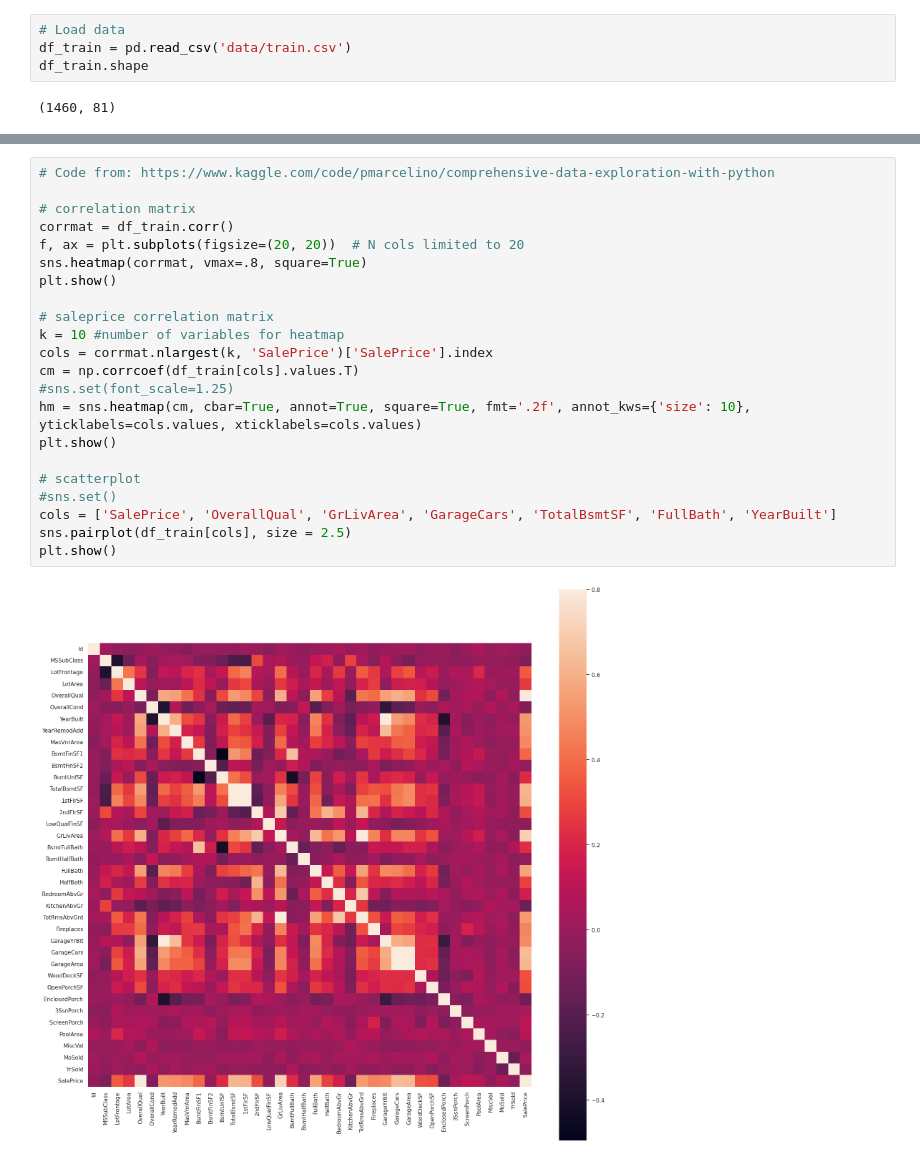
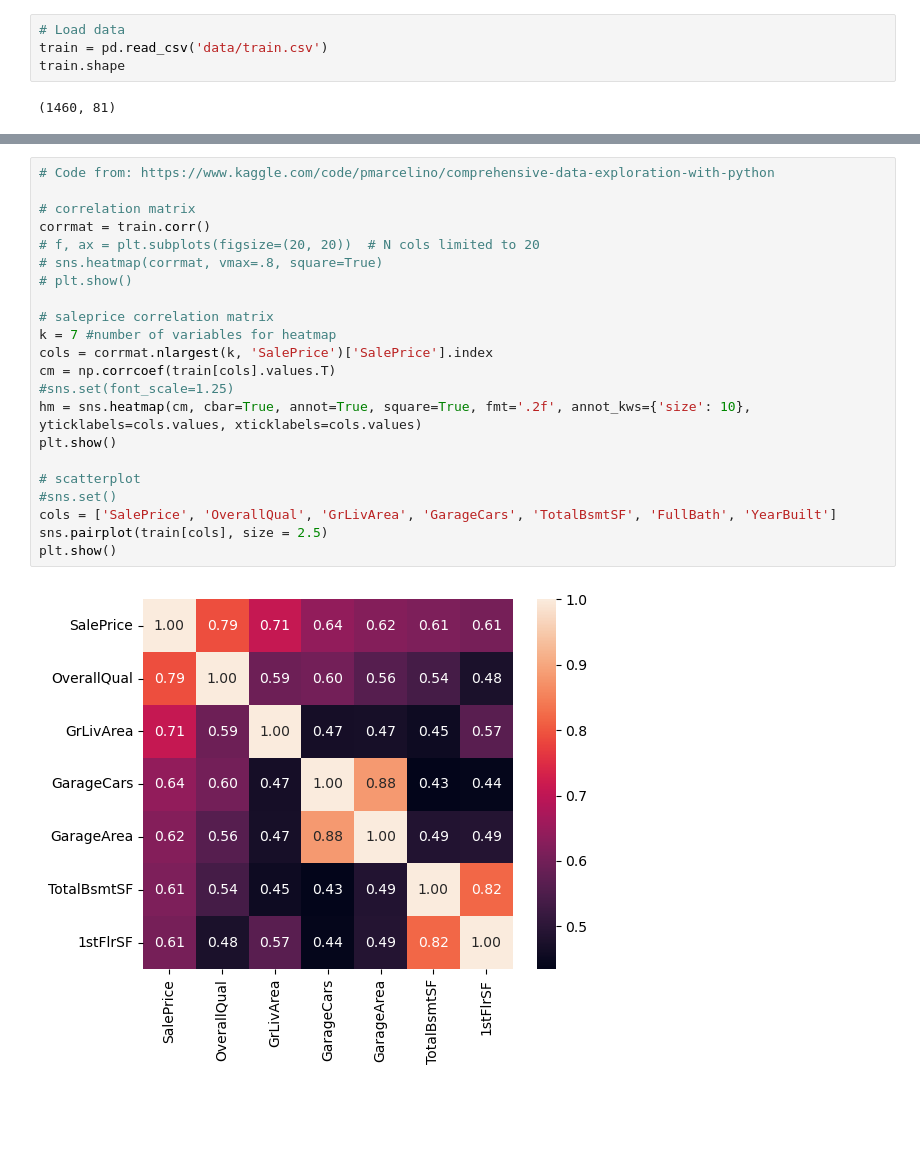
Before and after one commit to yiilih/kaggle-house-pricing-tutorial, a Jupyter notebook: analysis.ipynb, the cells around one changed output, grey strips where cells are left out. Cells and saved outputs as stored; diff of their text form; blank space fills up the shorter version.

```diff
--- a/analysis.ipynb
+++ b/analysis.ipynb
@@ -16,7 +20,7 @@ warnings.filterwarnings('ignore')
 # %%
 # Load data
-df_train = pd.read_csv('data/train.csv')
-df_train.shape
+train = pd.read_csv('data/train.csv')
+train.shape
 # %% [output]
 (1460, 81)
 # %% [markdown]
@@ -42,24 +42,24 @@ axes[1] = sns.distplot(ax=axes[1], x=np.log10(df_train['SalePrice']))
 # %%
 # Code from: https://www.kaggle.com/code/pmarcelino/comprehensive-data-exploration-with-python
 
 # correlation matrix
-corrmat = df_train.corr()
-f, ax = plt.subplots(figsize=(20, 20))  # N cols limited to 20
-sns.heatmap(corrmat, vmax=.8, square=True)
-plt.show()
+corrmat = train.corr()
+# f, ax = plt.subplots(figsize=(20, 20))  # N cols limited to 20
+# sns.heatmap(corrmat, vmax=.8, square=True)
+# plt.show()
 
 # saleprice correlation matrix
-k = 10 #number of variables for heatmap
+k = 7 #number of variables for heatmap
 cols = corrmat.nlargest(k, 'SalePrice')['SalePrice'].index
-cm = np.corrcoef(df_train[cols].values.T)
+cm = np.corrcoef(train[cols].values.T)
 #sns.set(font_scale=1.25)
 hm = sns.heatmap(cm, cbar=True, annot=True, square=True, fmt='.2f', annot_kws={'size': 10}, yticklabels=cols.values, xticklabels=cols.values)
 plt.show()
 
 # scatterplot
 #sns.set()
 cols = ['SalePrice', 'OverallQual', 'GrLivArea', 'GarageCars', 'TotalBsmtSF', 'FullBath', 'YearBuilt']
-sns.pairplot(df_train[cols], size = 2.5)
+sns.pairplot(train[cols], size = 2.5)
 plt.show()
 # %% [output]
-[figure, old version]
+[figure, new version]
```
Also changed, not shown: parts of 8 cells of this notebook.
